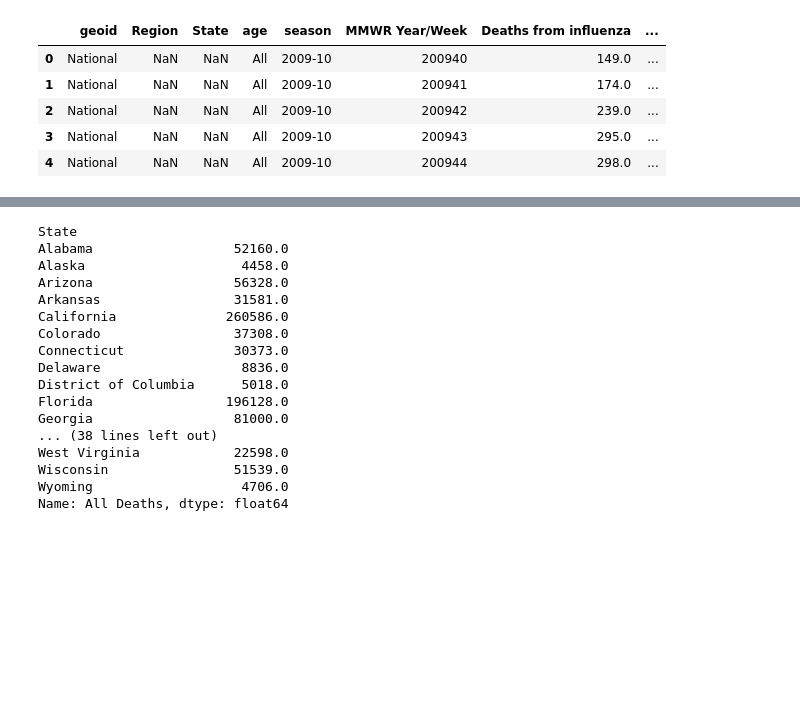
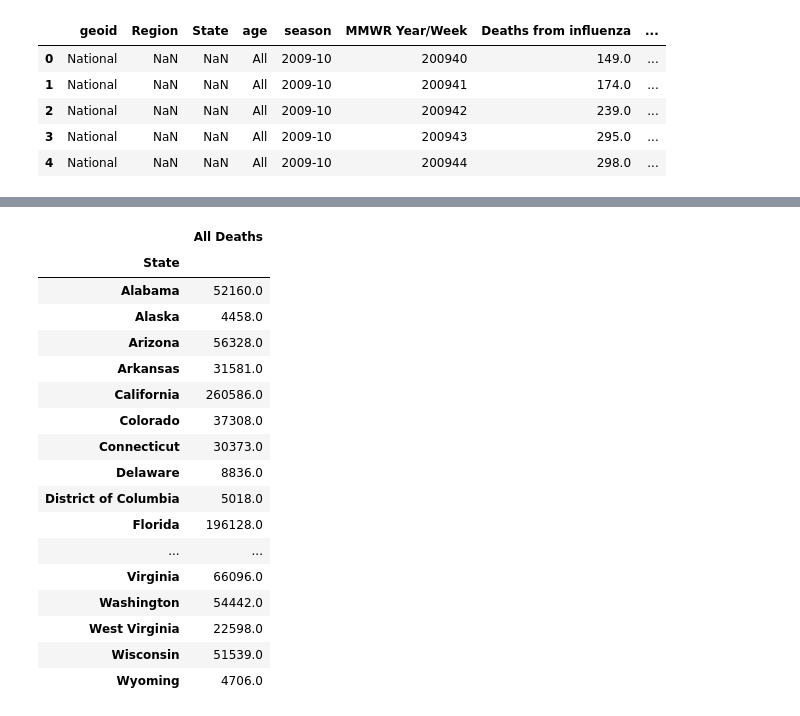
Before and after one commit to siven91/DataScienceProject1, a Jupyter notebook: AnotherDayAnotherData.ipynb, the cells around one changed output, grey strips where cells are left out. Saved outputs shown, nothing was run; the diff lists cells and outputs as text; code cells hidden in the pictures; blank space fills up the shorter version.

```diff
--- a/AnotherDayAnotherData.ipynb
+++ b/AnotherDayAnotherData.ipynb
@@ -97,25 +98,27 @@ Name: Deaths from Pneumonia and Influenza, dtype: float64
 # %%
 #Deaths from all other causes other than Pnuemonia and influenza in the year of 2016 of every state.
-states_2016_allDeaths = spell_check_df.loc[spell_check_df["Year"] == "2016"].groupby("State")["All Deaths"].sum()
+states_2016_allDeaths = pd.DataFrame(spell_check_df.loc[spell_check_df["Year"] == "2016"].groupby("State")["All Deaths"].sum())
+
 states_2016_allDeaths
 # %% [output]
-State
-Alabama                  52160.0
-Alaska                    4458.0
-Arizona                  56328.0
-Arkansas                 31581.0
-California              260586.0
-Colorado                 37308.0
-Connecticut              30373.0
-Delaware                  8836.0
-District of Columbia      5018.0
-Florida                 196128.0
-Georgia                  81000.0
-... (38 lines left out)
-West Virginia            22598.0
-Wisconsin                51539.0
-Wyoming                   4706.0
-Name: All Deaths, dtype: float64
+|  | All Deaths |
+| State |  |
+| Alabama | 52160.0 |
+| Alaska | 4458.0 |
+| Arizona | 56328.0 |
+| Arkansas | 31581.0 |
+| California | 260586.0 |
+| Colorado | 37308.0 |
+| Connecticut | 30373.0 |
+| Delaware | 8836.0 |
+| District of Columbia | 5018.0 |
+| Florida | 196128.0 |
+| ... | ... |
+| Virginia | 66096.0 |
+| Washington | 54442.0 |
+| West Virginia | 22598.0 |
+| Wisconsin | 51539.0 |
+| Wyoming | 4706.0 |
 # %%
 # Edit the data so that it appears as percentages
 # Drop the total column
```
Also changed, not shown: parts of 3 cells of this notebook.
